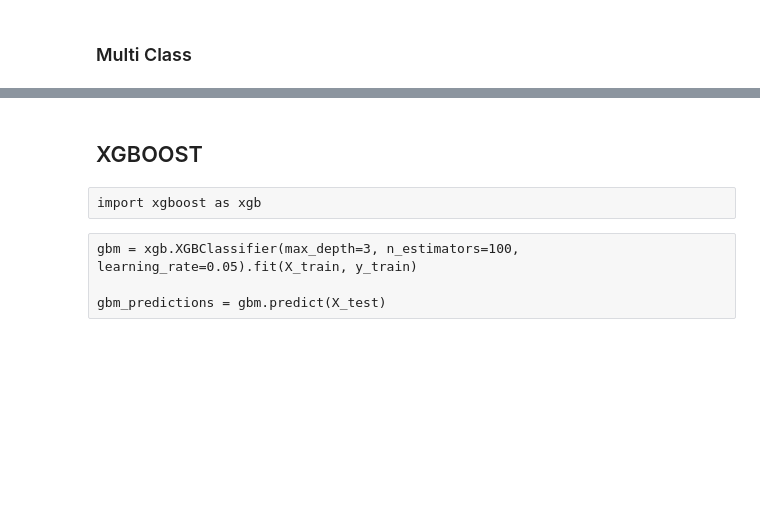
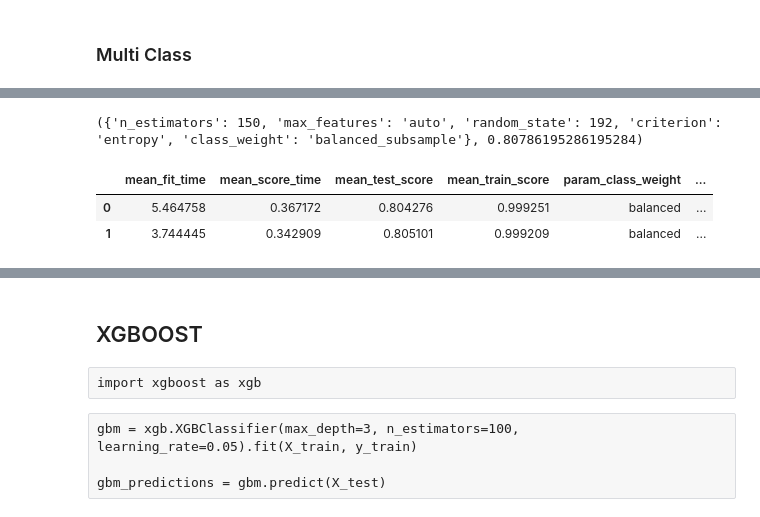
Before and after one commit to msampathkumar/datadriven, a Jupyter notebook: pumpit.ipynb, the cells around one changed output, grey strips where cells are left out. Cells and saved outputs as stored; diff of their text form; code cells hidden in the pictures; blank space fills up the shorter version.

```diff
--- a/pumpit.ipynb
+++ b/pumpit.ipynb
@@ -1044,6 +1053,7 @@ if True:
     print('Loading KBest Processed Data')
     X = pickle.load(open('kbest_X.pkl'))
     TEST_X = pickle.load(open('kbest_TEST_X.pkl'))
+    y = pickle.load(open('kbest_y.pkl'))
 else:
     # this will load processed data
     print('Loading normal Processed Data')
@@ -1393,0 +1442,6 @@ sam_confusion_maxtrix(y_test, rf_clf.predict(X_test), ['func', 'non f', 'repair'
+# %%
+print(GS_CV.best_params_, GS_CV.best_score_)
+# {'n_estimators': 200, 'max_features': 'log2', 'random_state': 192, 'criterion': 'entropy',
+#  'class_weight': 'balanced_subsample'} 0.806717171717
+# %% [output]
+({'n_estimators': 150, 'max_features': 'auto', 'random_state': 192, 'criterion': 'entropy', 'class_weight': 'balanced_subsample'}, 0.80786195286195284)
@@ -1393,0 +1452,6 @@ sam_confusion_maxtrix(y_test, rf_clf.predict(X_test), ['func', 'non f', 'repair'
+# %%
+cv_results.head(2)
+# %% [output]
+|  | mean_fit_time | mean_score_time | mean_test_score | mean_train_score | param_class_weight | ... |
+| 0 | 5.464758 | 0.367172 | 0.804276 | 0.999251 | balanced | ... |
+| 1 | 3.744445 | 0.342909 | 0.805101 | 0.999209 | balanced | ... |
```
Also changed, not shown: parts of 76 cells of this notebook, 1 other file.
